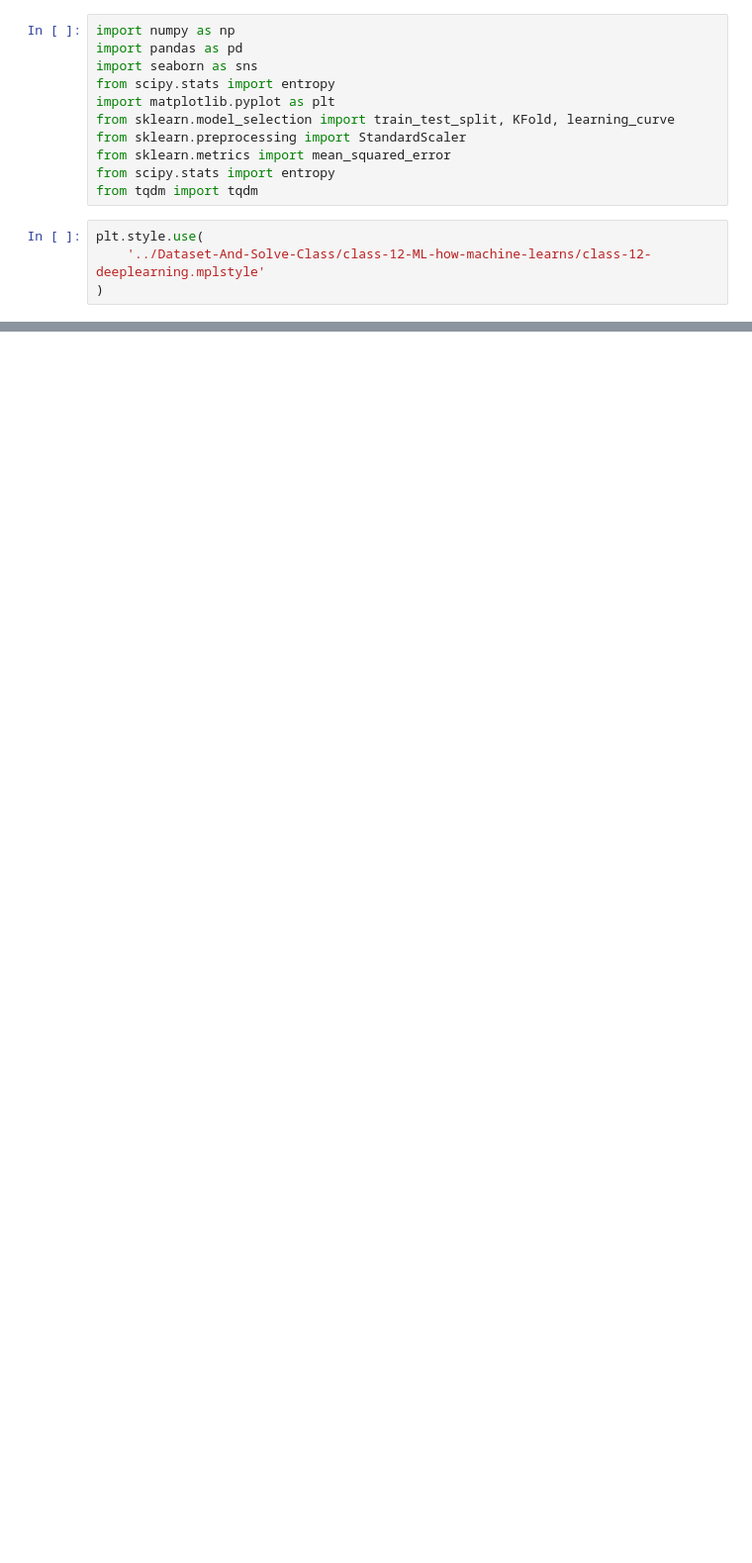
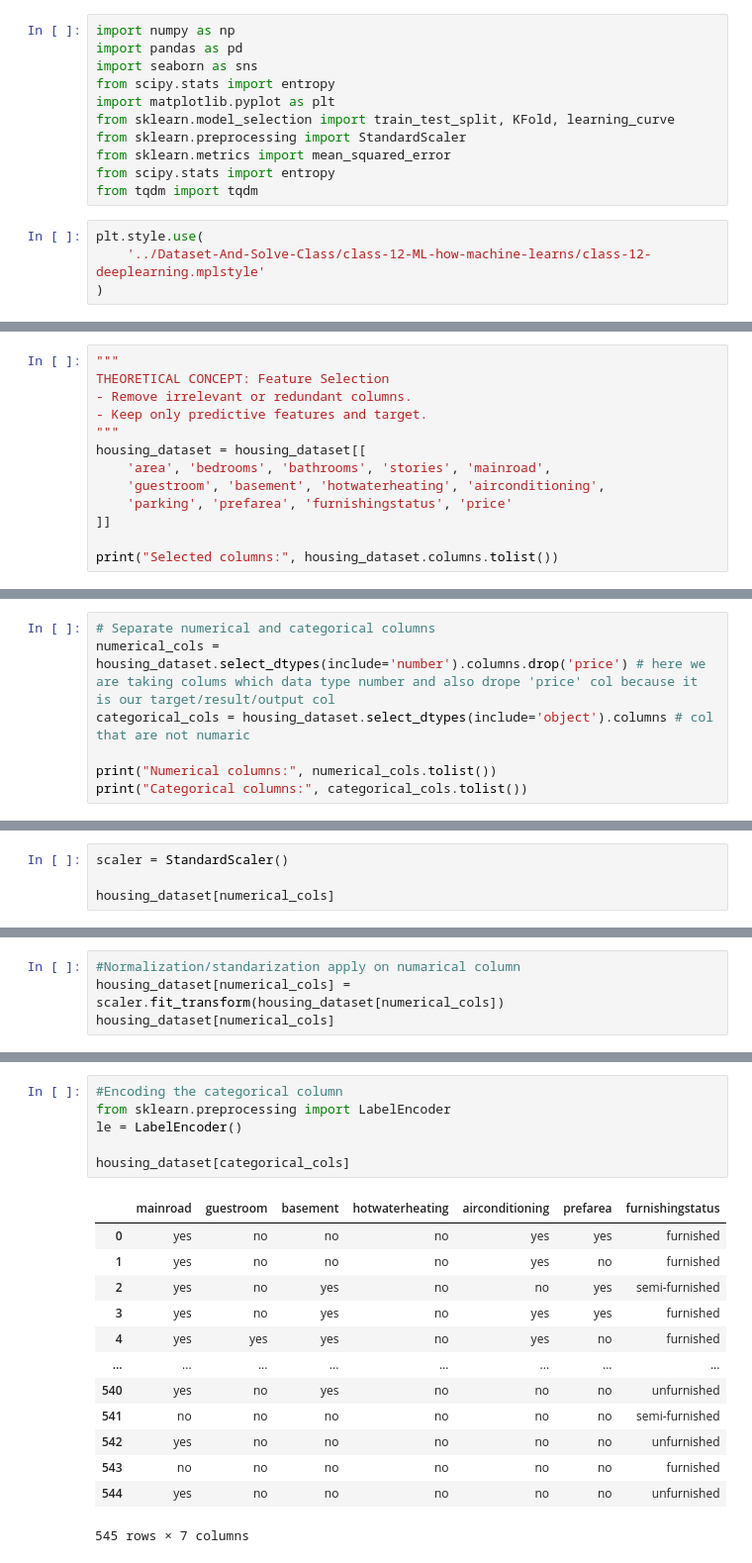
Before and after one commit to ShajibEwuCse19/Bongo-Dev-DS-AI-ML-Course-Practice-Repo, a Jupyter notebook: my-practice/regression-analysis-and-bias-varience-practice.ipynb, the cells around one changed output, grey strips where cells are left out. Shown at 99% size. Saved outputs shown, nothing was run; the diff lists cells and outputs as text; blank space fills up the shorter version.

```diff
--- a/my-practice/regression-analysis-and-bias-varience-practice.ipynb
+++ b/my-practice/regression-analysis-and-bias-varience-practice.ipynb
@@ -28,0 +72,13 @@ housing_dataset.head()
+# %%
+"""
+THEORETICAL CONCEPT: Feature Selection
+- Remove irrelevant or redundant columns.
+- Keep only predictive features and target.
+"""
+housing_dataset = housing_dataset[[
+    'area', 'bedrooms', 'bathrooms', 'stories', 'mainroad',
+    'guestroom', 'basement', 'hotwaterheating', 'airconditioning',
+    'parking', 'prefarea', 'furnishingstatus', 'price'
+]]
+
+print("Selected columns:", housing_dataset.columns.tolist())
@@ -28,0 +104,7 @@ housing_dataset.head()
+# %%
+# Separate numerical and categorical columns
+numerical_cols = housing_dataset.select_dtypes(include='number').columns.drop('price') # here we are taking colums which data type number and also drope 'price' col because it is our target/result/output col
+categorical_cols = housing_dataset.select_dtypes(include='object').columns # col that are not numaric
+
+print("Numerical columns:", numerical_cols.tolist())
+print("Categorical columns:", categorical_cols.tolist())
@@ -28,0 +114,4 @@ housing_dataset.head()
+# %%
+scaler = StandardScaler()
+
+housing_dataset[numerical_cols]
@@ -28,0 +132,4 @@ housing_dataset.head()
+# %%
+#Normalization/standarization apply on numarical column
+housing_dataset[numerical_cols] = scaler.fit_transform(housing_dataset[numerical_cols])
+housing_dataset[numerical_cols]
@@ -28,0 +150,20 @@ housing_dataset.head()
+# %%
+#Encoding the categorical column
+from sklearn.preprocessing import LabelEncoder
+le = LabelEncoder()
+
+housing_dataset[categorical_cols]
+# %% [output]
+|  | mainroad | guestroom | basement | hotwaterheating | airconditioning | prefarea | furnishingstatus |
+| 0 | yes | no | no | no | yes | yes | furnished |
+| 1 | yes | no | no | no | yes | no | furnished |
+| 2 | yes | no | yes | no | no | yes | semi-furnished |
+| 3 | yes | no | yes | no | yes | yes | furnished |
+| 4 | yes | yes | yes | no | yes | no | furnished |
+| ... | ... | ... | ... | ... | ... | ... | ... |
+| 540 | yes | no | yes | no | no | no | unfurnished |
+| 541 | no | no | no | no | no | no | semi-furnished |
+| 542 | yes | no | no | no | no | no | unfurnished |
+| 543 | no | no | no | no | no | no | furnished |
+| 544 | yes | no | no | no | no | no | unfurnished |
+545 rows × 7 columns
```
Also changed, not shown: parts of 29 cells of this notebook.
